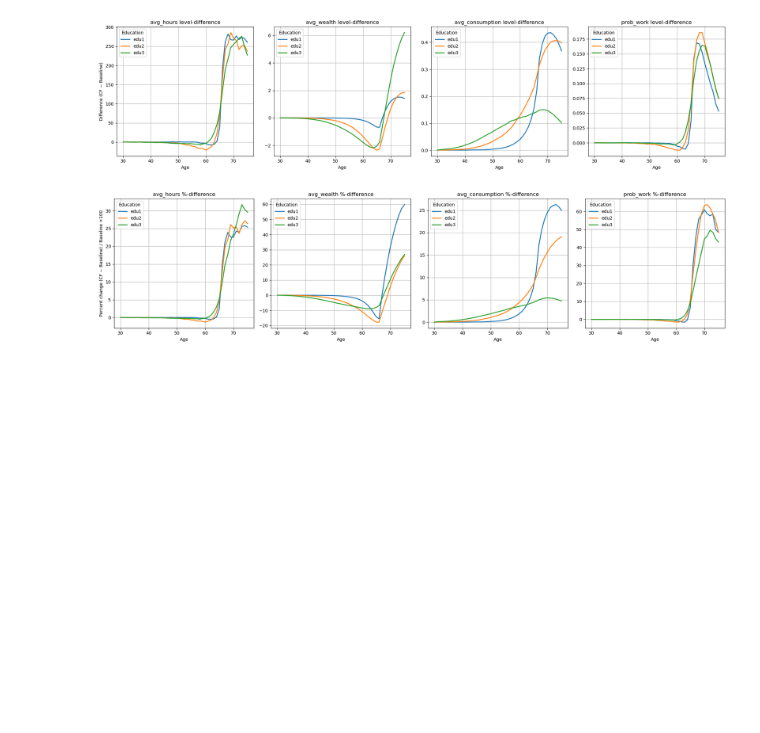
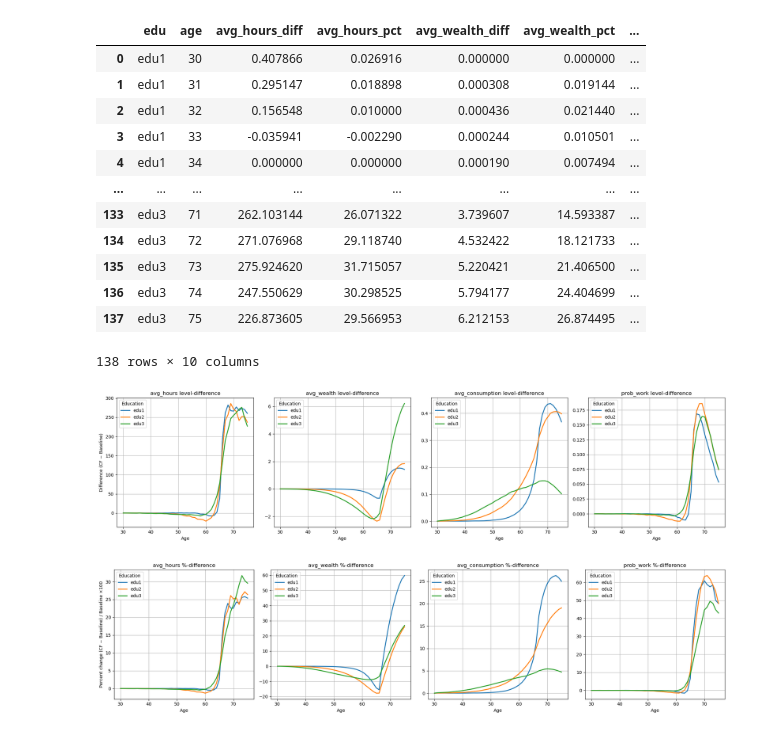
Before and after one commit to LarsenFred/Thesis, a Jupyter notebook: oap_counterfactuals/expected_oap_counterfactual_plots.ipynb, the cells around one changed output. Drawn from its saved outputs; the diff is of its cells as text; code cells hidden in the pictures; blank space fills up the shorter version.

```diff
--- a/oap_counterfactuals/expected_oap_counterfactual_plots.ipynb
+++ b/oap_counterfactuals/expected_oap_counterfactual_plots.ipynb
@@ -97,6 +97,22 @@ df_cf   = pd.concat(
 # %%
 metrics = ["avg_hours", "avg_wealth", "avg_consumption", "prob_work"]
 df_diff_all = compute_diff_by_edu(df_init, df_cf, metrics)
+
+df_diff_all
+# %% [output]
+|  | edu | age | avg_hours_diff | avg_hours_pct | avg_wealth_diff | avg_wealth_pct | ... |
+| 0 | edu1 | 30 | 0.407866 | 0.026916 | 0.000000 | 0.000000 | ... |
+| 1 | edu1 | 31 | 0.295147 | 0.018898 | 0.000308 | 0.019144 | ... |
+| 2 | edu1 | 32 | 0.156548 | 0.010000 | 0.000436 | 0.021440 | ... |
+| 3 | edu1 | 33 | -0.035941 | -0.002290 | 0.000244 | 0.010501 | ... |
+| 4 | edu1 | 34 | 0.000000 | 0.000000 | 0.000190 | 0.007494 | ... |
+| ... | ... | ... | ... | ... | ... | ... | ... |
+| 133 | edu3 | 71 | 262.103144 | 26.071322 | 3.739607 | 14.593387 | ... |
+| 134 | edu3 | 72 | 271.076968 | 29.118740 | 4.532422 | 18.121733 | ... |
+| 135 | edu3 | 73 | 275.924620 | 31.715057 | 5.220421 | 21.406500 | ... |
+| 136 | edu3 | 74 | 247.550629 | 30.298525 | 5.794177 | 24.404699 | ... |
+| 137 | edu3 | 75 | 226.873605 | 29.566953 | 6.212153 | 26.874495 | ... |
+138 rows × 10 columns
 # %%
 fig, axes = plt.subplots(1, len(metrics), figsize=(5*len(metrics), 5), sharey=False)
 if len(metrics) == 1:
```
Also changed, not shown: parts of 1 cell of this notebook, 16 other files.
